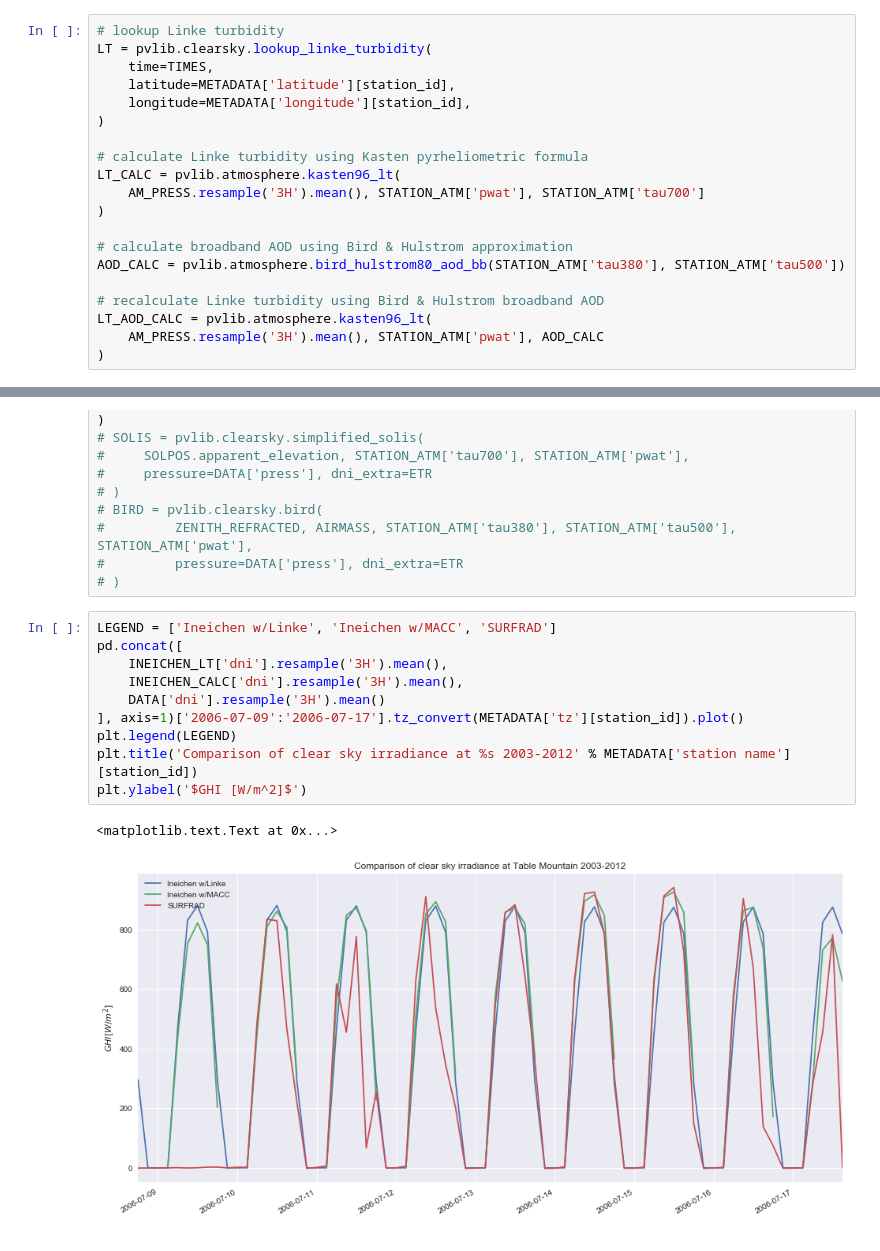
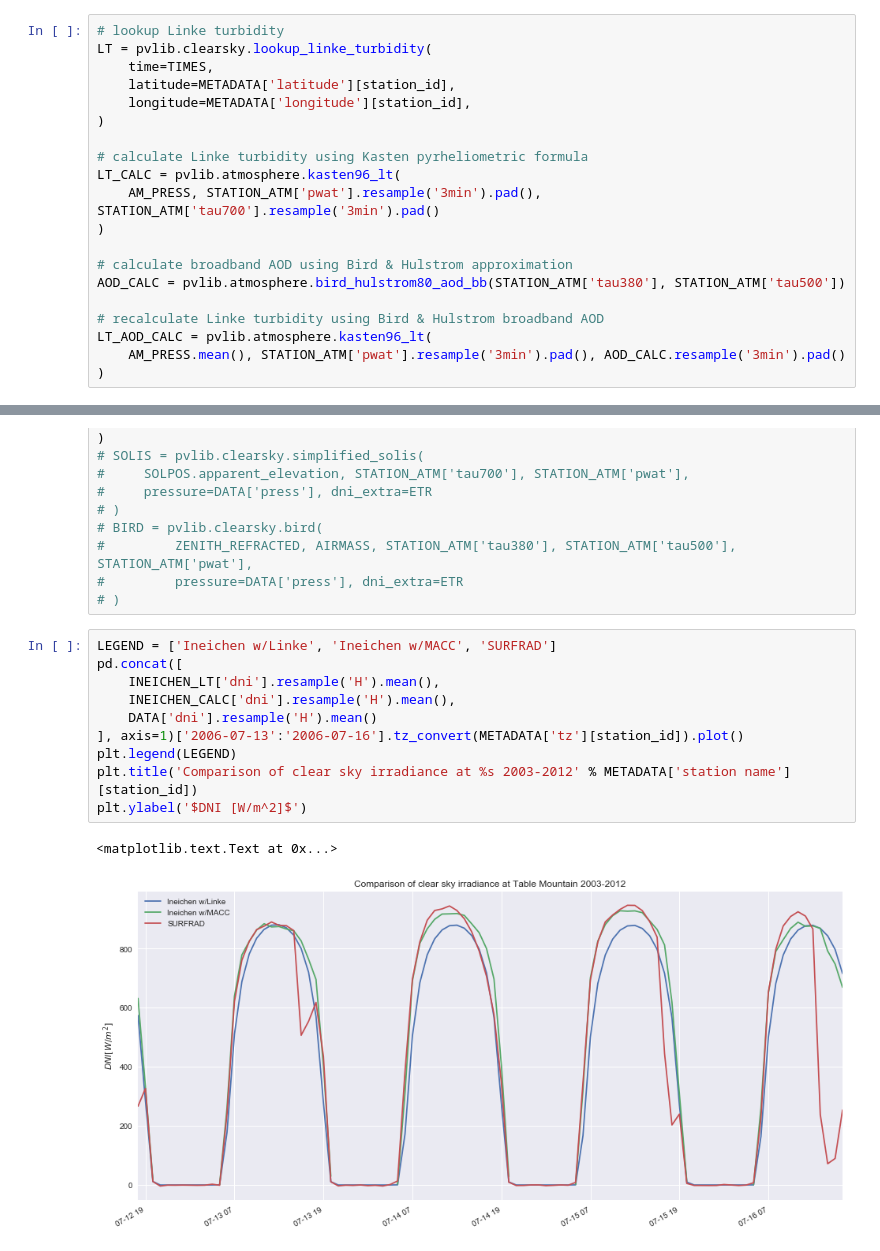
Before and after one commit to mikofski/pvsc44-clearsky-aod, a Jupyter notebook: PVSC-Clearsky-AOD.ipynb, the cells around one changed output, grey strips where cells are left out. Cells and saved outputs as stored; diff of their text form.

Commit message:
fix title in DNI plot, downsample in LT calcs

```diff
--- a/PVSC-Clearsky-AOD.ipynb
+++ b/PVSC-Clearsky-AOD.ipynb
@@ -160,7 +160,7 @@ LT = pvlib.clearsky.lookup_linke_turbidity(
 
 # calculate Linke turbidity using Kasten pyrheliometric formula
 LT_CALC = pvlib.atmosphere.kasten96_lt(
-    AM_PRESS.resample('3H').mean(), STATION_ATM['pwat'], STATION_ATM['tau700']
+    AM_PRESS, STATION_ATM['pwat'].resample('3min').pad(), STATION_ATM['tau700'].resample('3min').pad()
 )
 
 # calculate broadband AOD using Bird & Hulstrom approximation
@@ -168,7 +168,7 @@ AOD_CALC = pvlib.atmosphere.bird_hulstrom80_aod_bb(STATION_ATM['tau380'], STATIO
 
 # recalculate Linke turbidity using Bird & Hulstrom broadband AOD
 LT_AOD_CALC = pvlib.atmosphere.kasten96_lt(
-    AM_PRESS.resample('3H').mean(), STATION_ATM['pwat'], AOD_CALC
+    AM_PRESS.mean(), STATION_ATM['pwat'].resample('3min').pad(), AOD_CALC.resample('3min').pad()
 )
 # %%
 # compare Bird & Hulstrom approximated broadband AOD to AOD at 700-nm
@@ -252,16 +252,16 @@ INEICHEN_CALC = pvlib.clearsky.ineichen(
 # %%
 LEGEND = ['Ineichen w/Linke', 'Ineichen w/MACC', 'SURFRAD']
 pd.concat([
-    INEICHEN_LT['dni'].resample('3H').mean(),
-    INEICHEN_CALC['dni'].resample('3H').mean(),
-    DATA['dni'].resample('3H').mean()
-], axis=1)['2006-07-09':'2006-07-17'].tz_convert(METADATA['tz'][station_id]).plot()
+    INEICHEN_LT['dni'].resample('H').mean(),
+    INEICHEN_CALC['dni'].resample('H').mean(),
+    DATA['dni'].resample('H').mean()
+], axis=1)['2006-07-13':'2006-07-16'].tz_convert(METADATA['tz'][station_id]).plot()
 plt.legend(LEGEND)
 plt.title('Comparison of clear sky irradiance at %s 2003-2012' % METADATA['station name'][station_id])
-plt.ylabel('$GHI [W/m^2]$')
+plt.ylabel('$DNI [W/m^2]$')
 # %% [output]
 <matplotlib.text.Text at 0x...>
-[figure, old version]
+[figure, new version]
 # %% [markdown]
 ![Creative Commons License](https://i.creativecommons.org/l/by/4.0/88x31.png)
 Use of Measured Aerosol Optical Depth and Precipitable Water to Model Clear Sky Irradiance by [Mark A. Mikofski, Clifford W. Hansen, William F. Holmgren and Gregory M. Kimball](https://github.com/mikofski/pvsc44-clearsky-aod) is licensed under a [Creative Commons Attribution 4.0 International License](https://creativecommons.org/licenses/by/4.0/).
```
Also changed, not shown: parts of 3 cells of this notebook.
